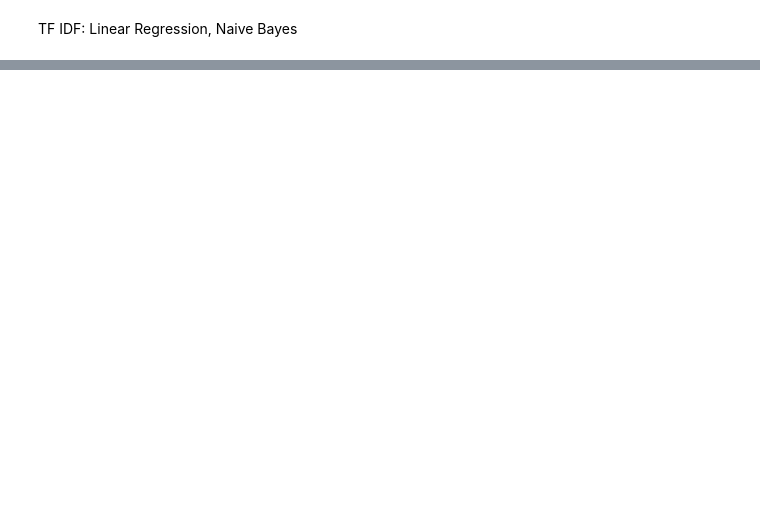
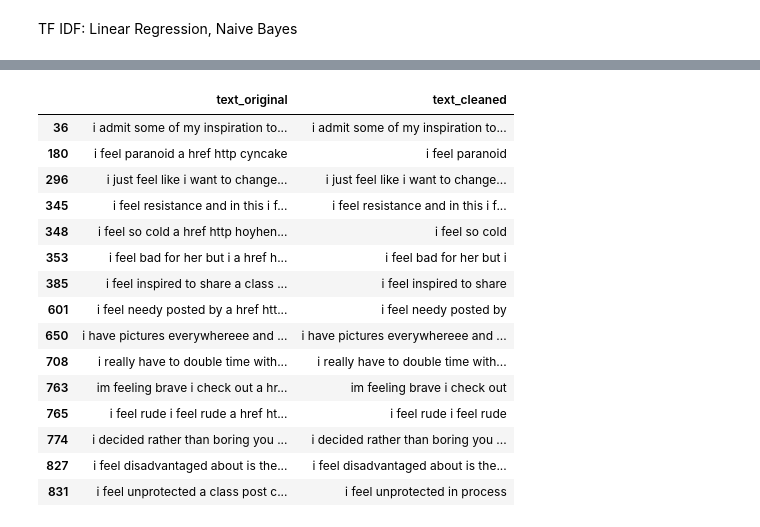
Before and after one commit to carbonconundrum158/Text-message-sentiment-analysis, a Jupyter notebook: sentimentanalysis.ipynb, the cells around one changed output, grey strips where cells are left out. Saved outputs shown, nothing was run; the diff lists cells and outputs as text; code cells hidden in the pictures; blank space fills up the shorter version.

```diff
--- a/sentimentanalysis.ipynb
+++ b/sentimentanalysis.ipynb
@@ -254,0 +885,79 @@ weighted avg       0.90      0.90      0.90     41681
+# %%
+# Text Artifact Cleaning
+
+import re
+import pandas as pd
+
+# Preserve the original text
+cleaning_df = df[["text", "label"]].copy()
+cleaning_df["text_original"] = (
+    cleaning_df["text"].fillna("").astype(str)
+)
+
+def clean_web_artifacts(text):
+    text = str(text)
+
+    # Remove recognizable HTML and URL fragments
+    # while preserving the surrounding text.
+    patterns = [
+        r"\ba\s+class\s+post\s+count\s+link\s+href\s+http(?:\s+\S+)?",
+        r"\ba\s+href\s+http(?:\s+\S+)?",
+        r"\bimg\s+(?:alt\s+)?src\s+http(?:\s+\S+)?",
+        r"\bp\s+iframe\s+width\s+height\s+src\s+http(?:\s+\S+)?",
+        r"\biframe\s+width\s+height\s+src\s+http(?:\s+\S+)?",
+        r"\bscript\s+type\s+text\s+javascript\s+src\s+http(?:\s+\S+)?",
+        r"\bform\s+action\s+http(?:\s+\S+)?",
+        r"\blink\s+rel\s+stylesheet\s+href\s+http(?:\s+\S+)?",
+        r"\burl\s+http(?:\s+\S+)?"
+    ]
+
+    for pattern in patterns:
+        text = re.sub(
+            pattern,
+            " ",
+            text,
+            flags=re.IGNORECASE
+        )
+
+    return re.sub(r"\s+", " ", text).strip()
+
+# Apply cleaning
+cleaning_df["text_cleaned"] = (
+    cleaning_df["text_original"]
+    .apply(clean_web_artifacts)
+)
+
+# Evaluate changes
+modified_mask = (
+    cleaning_df["text_original"]
+    != cleaning_df["text_cleaned"]
+)
+
+empty_mask = cleaning_df["text_cleaned"].eq("")
+
+print("Total records:", len(cleaning_df))
+print("Modified records:", int(modified_mask.sum()))
+print(
+    "Percentage modified:",
+    f"{100 * modified_mask.mean():.2f}%"
+)
+print("Empty cleaned messages:", int(empty_mask.sum()))
+
+print(
+    "Unique texts before cleaning:",
+    cleaning_df["text_original"].nunique()
+)
+print(
+    "Unique texts after cleaning:",
+    cleaning_df["text_cleaned"].nunique()
+)
+
+# Display examples
+print("\nExamples of cleaned messages:")
+display(
+    cleaning_df.loc[
+        modified_mask,
+        ["text_original", "text_cleaned"]
+    ].head(15)
+)
+# %% [output]
@@ -254,0 +972,16 @@ weighted avg       0.90      0.90      0.90     41681
+|  | text_original | text_cleaned |
+| 36 | i admit some of my inspiration to... | i admit some of my inspiration to... |
+| 180 | i feel paranoid a href http cyncake | i feel paranoid |
+| 296 | i just feel like i want to change... | i just feel like i want to change... |
+| 345 | i feel resistance and in this i f... | i feel resistance and in this i f... |
+| 348 | i feel so cold a href http hoyhen... | i feel so cold |
+| 353 | i feel bad for her but i a href h... | i feel bad for her but i |
+| 385 | i feel inspired to share a class ... | i feel inspired to share |
+| 601 | i feel needy posted by a href htt... | i feel needy posted by |
+| 650 | i have pictures everywhereee and ... | i have pictures everywhereee and ... |
+| 708 | i really have to double time with... | i really have to double time with... |
+| 763 | im feeling brave i check out a hr... | im feeling brave i check out |
+| 765 | i feel rude i feel rude a href ht... | i feel rude i feel rude |
+| 774 | i decided rather than boring you ... | i decided rather than boring you ... |
+| 827 | i feel disadvantaged about is the... | i feel disadvantaged about is the... |
+| 831 | i feel unprotected a class post c... | i feel unprotected in process |
```
Also changed, not shown: parts of 28 cells of this notebook.
